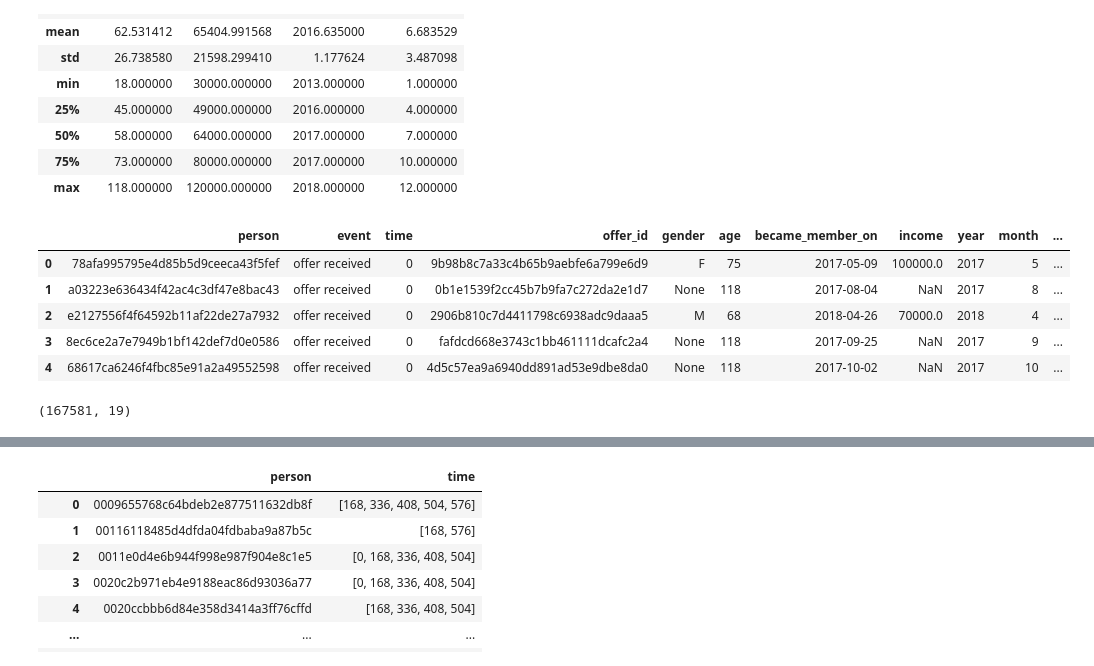
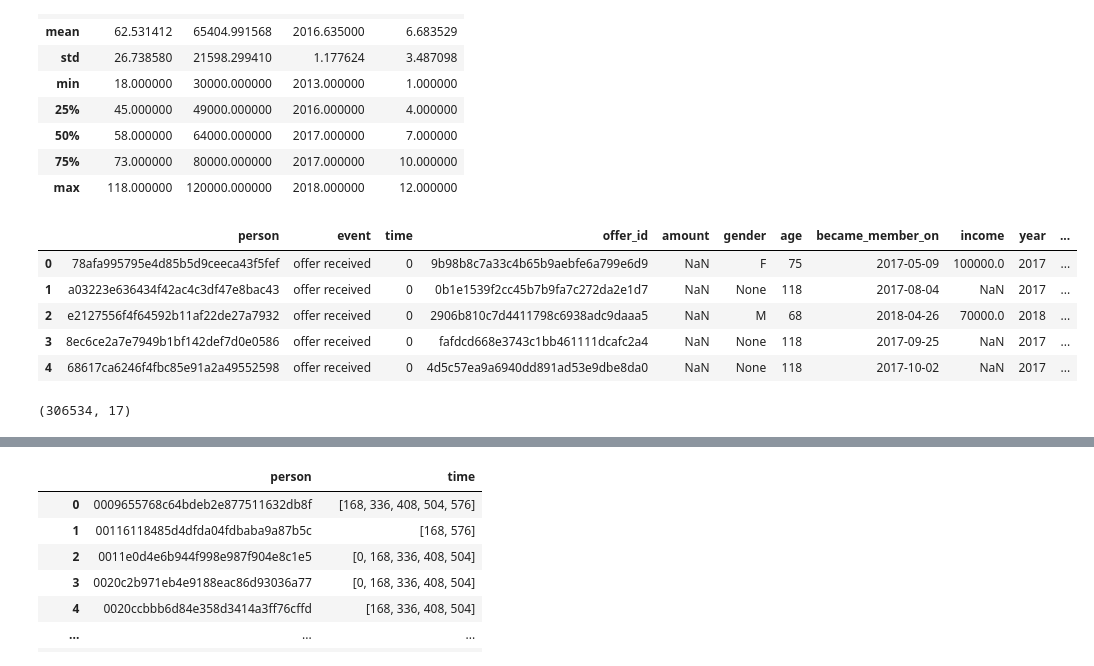
Before and after one commit to gabrieltempass/starbucks, a Jupyter notebook: starbucks.ipynb, the cells around one changed output, grey strips where cells are left out. Saved outputs shown, nothing was run; the diff lists cells and outputs as text; code cells hidden in the pictures.

```diff
--- a/starbucks.ipynb
+++ b/starbucks.ipynb
@@ -186,3 +176,3 @@ Transaction shape: (138953, 4)
 # %%
-offer["offer_id"] = offer["value"].apply(lambda x: x.get("offer id"))
-transaction["amount"] = transaction["value"].apply(lambda x: x.get("amount"))
+transcript["offer_id"] = transcript["value"].apply(lambda x: x.get("offer id"))
+transcript["amount"] = transcript["value"].apply(lambda x: x.get("amount"))
@@ -241,19 +221,18 @@ profile.describe()
 | 75% | 73.000000 | 80000.000000 | 2017.000000 | 10.000000 |
 | max | 118.000000 | 120000.000000 | 2018.000000 | 12.000000 |
 # %%
-df_enriched = pd.merge(offer, profile, how="left", left_on="person", right_on="id")
-df_enriched = pd.merge(df_enriched, portfolio, how="left", left_on="offer_id", right_on="id")
-df_enriched.drop(columns=["value", "id_x", "id_y"], inplace=True)
-# df_enriched.drop(columns=["person", "value", "offer_id", "id_x", "id_y"], inplace=True)
-df_enriched.head()
+transcript = pd.merge(transcript, profile, how="left", left_on="person", right_on="id")
+transcript = pd.merge(transcript, portfolio, how="left", left_on="offer_id", right_on="id")
+transcript.drop(columns=["value", "id_x", "id_y"], inplace=True)
+transcript.head()
 # %% [output]
-|  | person | event | time | offer_id | gender | age | became_member_on | income | year | month | ... |
-| 0 | 78afa995795e4d85b5d9ceeca43f5fef | offer received | 0 | 9b98b8c7a33c4b65b9aebfe6a799e6d9 | F | 75 | 2017-05-09 | 100000.0 | 2017 | 5 | ... |
-| 1 | a03223e636434f42ac4c3df47e8bac43 | offer received | 0 | 0b1e1539f2cc45b7b9fa7c272da2e1d7 | None | 118 | 2017-08-04 | NaN | 2017 | 8 | ... |
-| 2 | e2127556f4f64592b11af22de27a7932 | offer received | 0 | 2906b810c7d4411798c6938adc9daaa5 | M | 68 | 2018-04-26 | 70000.0 | 2018 | 4 | ... |
-| 3 | 8ec6ce2a7e7949b1bf142def7d0e0586 | offer received | 0 | fafdcd668e3743c1bb461111dcafc2a4 | None | 118 | 2017-09-25 | NaN | 2017 | 9 | ... |
-| 4 | 68617ca6246f4fbc85e91a2a49552598 | offer received | 0 | 4d5c57ea9a6940dd891ad53e9dbe8da0 | None | 118 | 2017-10-02 | NaN | 2017 | 10 | ... |
+|  | person | event | time | offer_id | amount | gender | age | became_member_on | income | year | ... |
+| 0 | 78afa995795e4d85b5d9ceeca43f5fef | offer received | 0 | 9b98b8c7a33c4b65b9aebfe6a799e6d9 | NaN | F | 75 | 2017-05-09 | 100000.0 | 2017 | ... |
+| 1 | a03223e636434f42ac4c3df47e8bac43 | offer received | 0 | 0b1e1539f2cc45b7b9fa7c272da2e1d7 | NaN | None | 118 | 2017-08-04 | NaN | 2017 | ... |
+| 2 | e2127556f4f64592b11af22de27a7932 | offer received | 0 | 2906b810c7d4411798c6938adc9daaa5 | NaN | M | 68 | 2018-04-26 | 70000.0 | 2018 | ... |
+| 3 | 8ec6ce2a7e7949b1bf142def7d0e0586 | offer received | 0 | fafdcd668e3743c1bb461111dcafc2a4 | NaN | None | 118 | 2017-09-25 | NaN | 2017 | ... |
+| 4 | 68617ca6246f4fbc85e91a2a49552598 | offer received | 0 | 4d5c57ea9a6940dd891ad53e9dbe8da0 | NaN | None | 118 | 2017-10-02 | NaN | 2017 | ... |
 # %%
-df_enriched.shape
+transcript.shape
 # %% [output]
-(167581, 19)
+(306534, 17)
```
Also changed, not shown: parts of 14 cells of this notebook.
